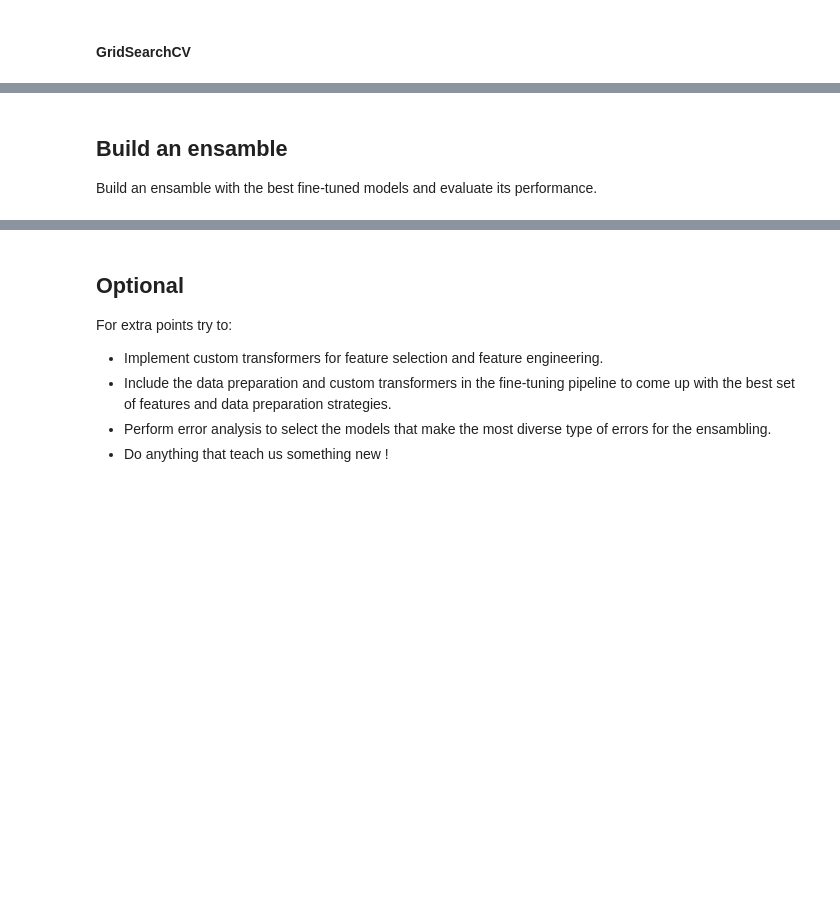
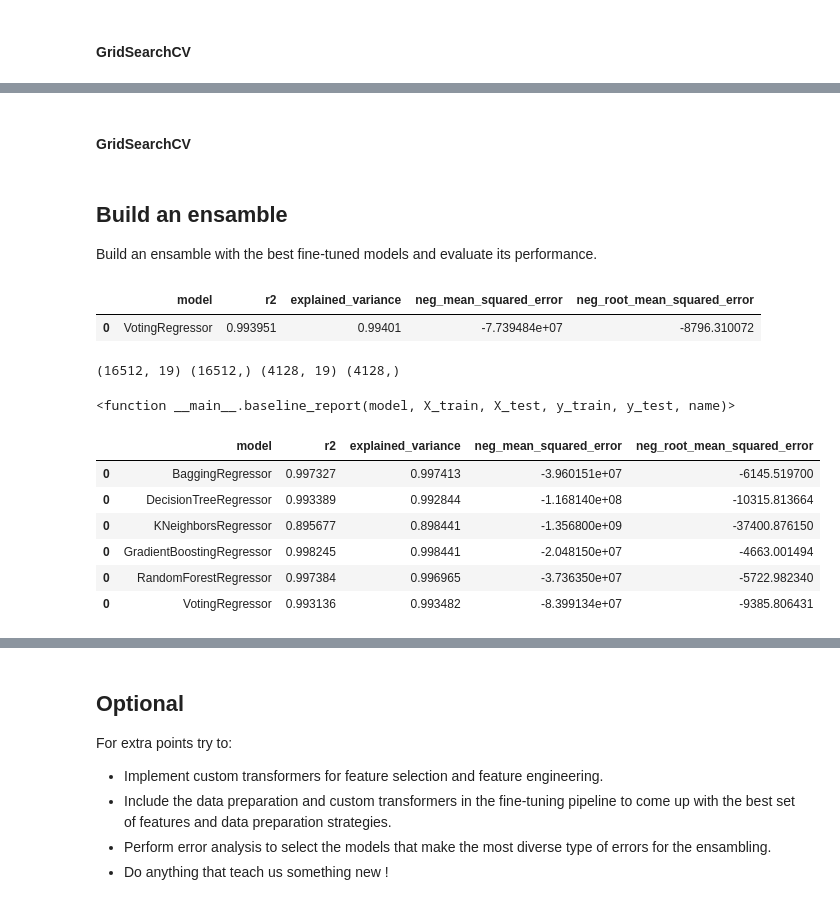
Before and after one commit to mikongame/California-Housing-Prices-Machine-Learning-Test-for-E-sports-Trading-SL, a Jupyter notebook: test_ml.ipynb, the cells around one changed output, grey strips where cells are left out. Saved outputs shown, nothing was run; the diff lists cells and outputs as text; code cells hidden in the pictures; blank space fills up the shorter version.

```diff
--- a/test_ml.ipynb
+++ b/test_ml.ipynb
@@ -842,0 +753,2 @@ grid_KNR.sort_values(by='rank_test_score', axis=0).head()
+# %% [markdown]
+#### GridSearchCV
@@ -848,0 +785,32 @@ Build an ensamble with the best fine-tuned models and evaluate its performance.
+# %%
+ensamble_df = ensambled_df
+ensamble_df
+# %% [output]
+|  | model | r2 | explained_variance | neg_mean_squared_error | neg_root_mean_squared_error |
+| 0 | VotingRegressor | 0.993951 | 0.99401 | -7.739484e+07 | -8796.310072 |
+# %%
+X_train, X_test, y_train, y_test = train_test_split(X_prep, y, random_state=42, test_size=0.2)
+print ((X_train.shape),(y_train.shape),(X_test.shape),(y_test.shape))
+# %% [output]
+(16512, 19) (16512,) (4128, 19) (4128,)
+# %%
+def baseline_report(model, X_train, X_test, y_train, y_test, name):
+    strat_k_fold = StratifiedKFold(n_splits=3, shuffle=True)
+    model.fit(X_train, y_train)
+    r2_score                 = np.mean(cross_val_score(model, X_train, y_train, cv=strat_k_fold,
+                                                       scoring='r2', n_jobs=-1))
+    explained_variance_score = np.mean(cross_val_score(model, X_train, y_train, cv=strat_k_fold,
+                                                       scoring='explained_variance', n_jobs=-1))
+    neg_mean_squared_error       = np.mean(cross_val_score(model, X_train, y_train, cv=strat_k_fold,
+                                                       scoring='neg_mean_squared_error', n_jobs=-1))
+    neg_root_mean_squared_error      = np.mean(cross_val_score(model, X_train, y_train, cv=strat_k_fold,
+                                                       scoring='neg_root_mean_squared_error', n_jobs=-1))
+    y_pred = model.predict(X_test)
+
+    df_model = pd.DataFrame({'model'                       : [name],
+                             'r2'                          : [r2_score],
+                             'explained_variance'          : [explained_variance_score],
+                             'neg_mean_squared_error'      : [neg_mean_squared_error],
+                             'neg_root_mean_squared_error' : [neg_root_mean_squared_error],
+                            })
+    return df_model
@@ -848,0 +828,24 @@ Build an ensamble with the best fine-tuned models and evaluate its performance.
+# %%
+models = {'BaggingRegressor': reg1,
+          'DecisionTreeRegressor': reg2,
+          'KNeighborsRegressor': reg3,
+          'GradientBoostingRegressor': reg4,
+          'RandomForestRegressor': reg5,
+          'VotingRegressor': ensamble
+         }
+# %%
+baseline_report
+# %% [output]
+<function __main__.baseline_report(model, X_train, X_test, y_train, y_test, name)>
+# %%
+ensambled_df = pd.concat([baseline_report(model, X_train, X_test, y_train, y_test, name) for (name, model) in models.items()])
+ensambled_df.to_csv('data/output_csv/model_ensambled.csv')
+ensambled_df
+# %% [output]
+|  | model | r2 | explained_variance | neg_mean_squared_error | neg_root_mean_squared_error |
+| 0 | BaggingRegressor | 0.997327 | 0.997413 | -3.960151e+07 | -6145.519700 |
+| 0 | DecisionTreeRegressor | 0.993389 | 0.992844 | -1.168140e+08 | -10315.813664 |
+| 0 | KNeighborsRegressor | 0.895677 | 0.898441 | -1.356800e+09 | -37400.876150 |
+| 0 | GradientBoostingRegressor | 0.998245 | 0.998441 | -2.048150e+07 | -4663.001494 |
+| 0 | RandomForestRegressor | 0.997384 | 0.996965 | -3.736350e+07 | -5722.982340 |
+| 0 | VotingRegressor | 0.993136 | 0.993482 | -8.399134e+07 | -9385.806431 |
```
Also changed, not shown: parts of 33 cells of this notebook.
